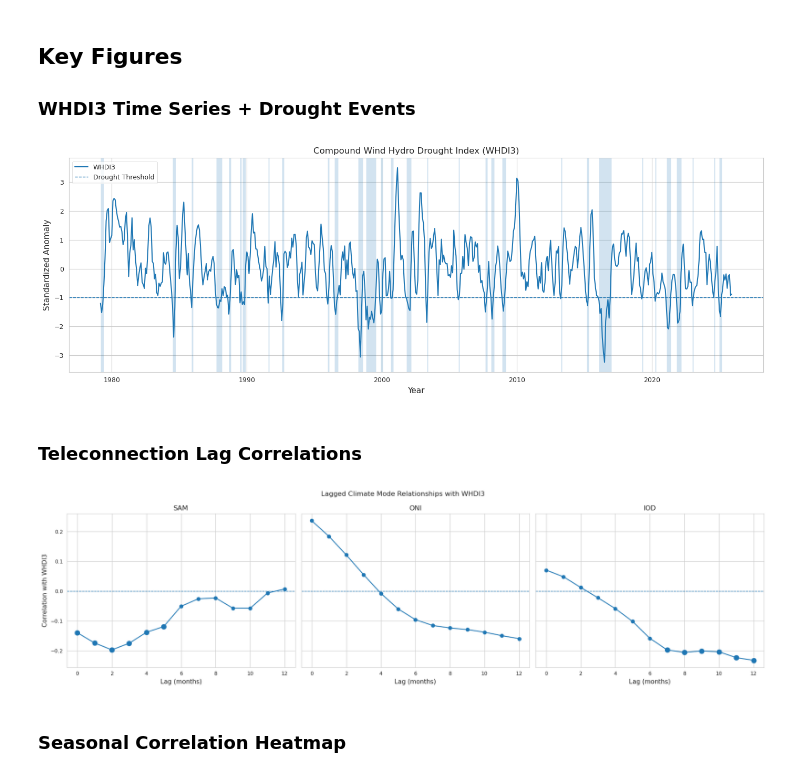
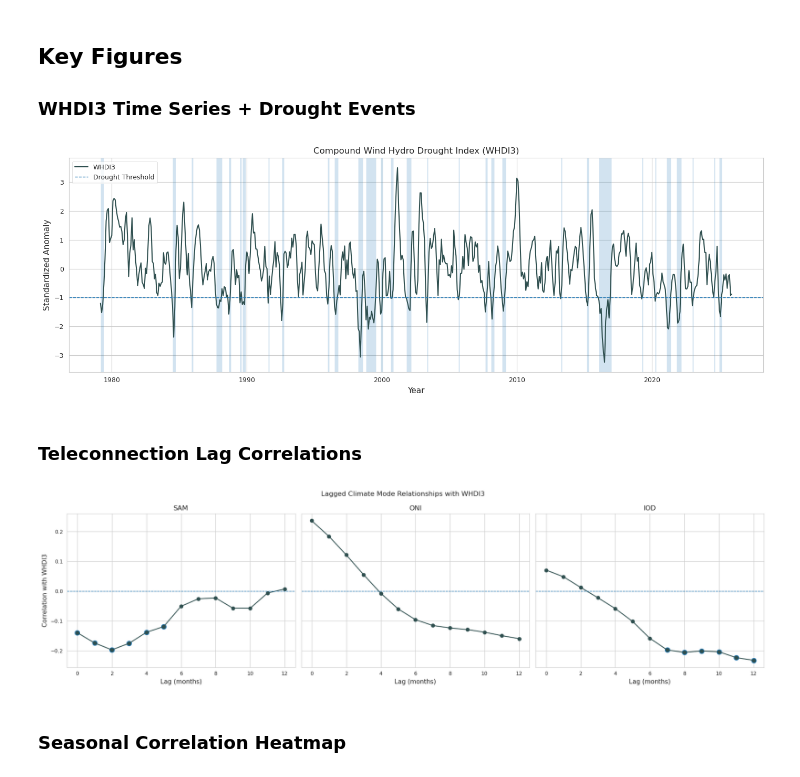
Before and after one commit to sgosmyt2/patagonia-energy-drought, a Jupyter notebook: notebooks/synthesis_visualisation.ipynb, the cells around one changed output. Cells and saved outputs as stored; diff of their text form; code cells hidden in the pictures.

```diff
--- a/notebooks/synthesis_visualisation.ipynb
+++ b/notebooks/synthesis_visualisation.ipynb
@@ -1294,32 +1294,33 @@ Finally, this analysis focuses exclusively on monthly timescales. Daily or hourl
 # %%
 fig, ax = plt.subplots(figsize=(14, 5))
 ax.plot(
     df_whdi.index,
     df_whdi["whdi_3"],
+    color="darkslategrey",
     linewidth=1.5,
     label="WHDI3",
 )
 ax.axhline(
     -1,
     linestyle="--",
     linewidth=1,
     label="Drought Threshold",
 )
 for _, row in df_droughts.iterrows():
     ax.axvspan(
         row["start"],
         row["end"],
         alpha=0.2,
     )
 ax.set_title("Compound Wind Hydro Drought Index (WHDI3)")
 ax.set_ylabel("Standardized Anomaly")
 ax.set_xlabel("Year")
 ax.legend()
 
 plt.tight_layout()
 plt.show()
 # %% [output]
-[figure, old version]
+[figure, new version]
 # %% [markdown]
 ### Teleconnection Lag Correlations
 # %%
@@ -1335,6 +1336,7 @@ for ax, mode in zip(axes, modes):
         subset["lag_months"],
         subset["correlation"],
         marker="o",
+        color="darkslategrey",
     )
     sig = subset[subset["significant_adj"]]
     ax.scatter(
@@ -1347,13 +1349,12 @@ for ax, mode in zip(axes, modes):
     ax.set_xlabel("Lag (months)")
 
 axes[0].set_ylabel("Correlation with WHDI3")
-
 fig.suptitle("Lagged Climate Mode Relationships with WHDI3")
 
 plt.tight_layout()
 plt.show()
 # %% [output]
-[figure, old version]
+[figure, new version]
 # %% [markdown]
 ### Seasonal Correlation Heatmap
 # %%
```
Also changed, not shown: parts of 2 cells of this notebook.
